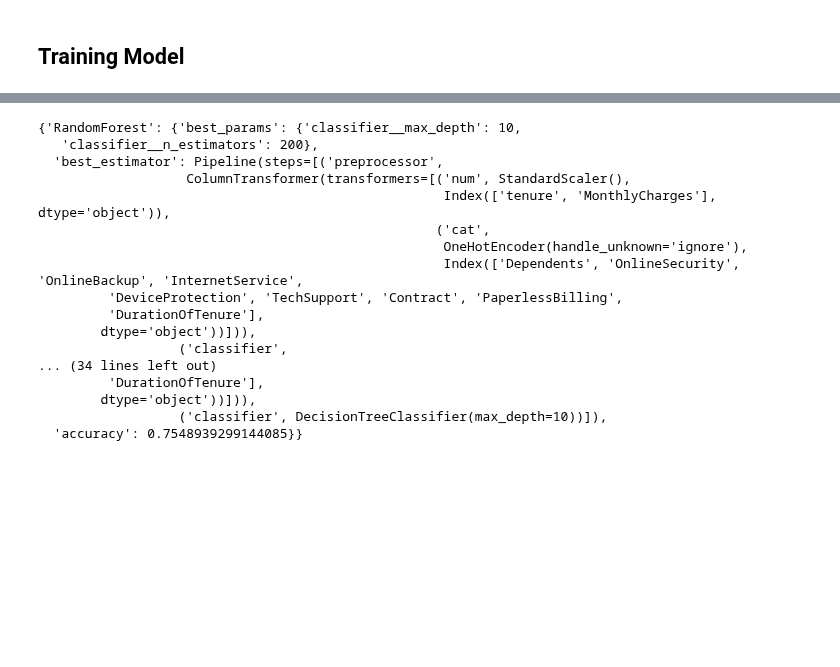
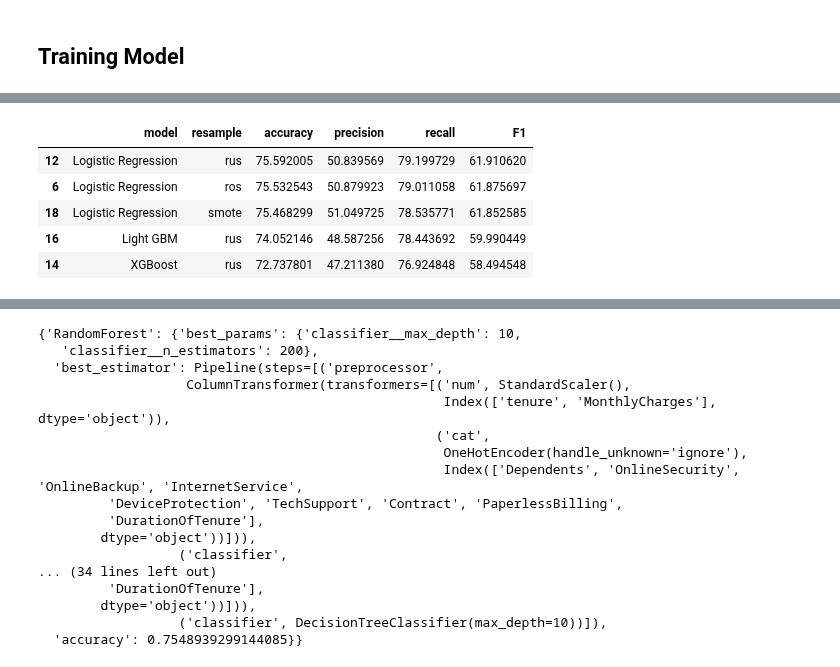
Before and after one commit to fahdmuchammad/Capstone-3-Purwadhika-Machine-learning, a Jupyter notebook: Capstone_3_Muchammad Fahd_Telco.ipynb, the cells around one changed output, grey strips where cells are left out. Cells and saved outputs as stored; diff of their text form; code cells hidden in the pictures; blank space fills up the shorter version.

```diff
--- a/Capstone_3_Muchammad Fahd_Telco.ipynb
+++ b/Capstone_3_Muchammad Fahd_Telco.ipynb
@@ -646,0 +760,10 @@ near = NearMiss()
+# %%
+top_model = model_bench.sort_values(by='recall', ascending=False).head()
+top_model
+# %% [output]
+|  | model | resample | accuracy | precision | recall | F1 |
+| 12 | Logistic Regression | rus | 75.592005 | 50.839569 | 79.199729 | 61.910620 |
+| 6 | Logistic Regression | ros | 75.532543 | 50.879923 | 79.011058 | 61.875697 |
+| 18 | Logistic Regression | smote | 75.468299 | 51.049725 | 78.535771 | 61.852585 |
+| 16 | Light GBM | rus | 74.052146 | 48.587256 | 78.443692 | 59.990449 |
+| 14 | XGBoost | rus | 72.737801 | 47.211380 | 76.924848 | 58.494548 |
```
Also changed, not shown: parts of 9 cells of this notebook.
